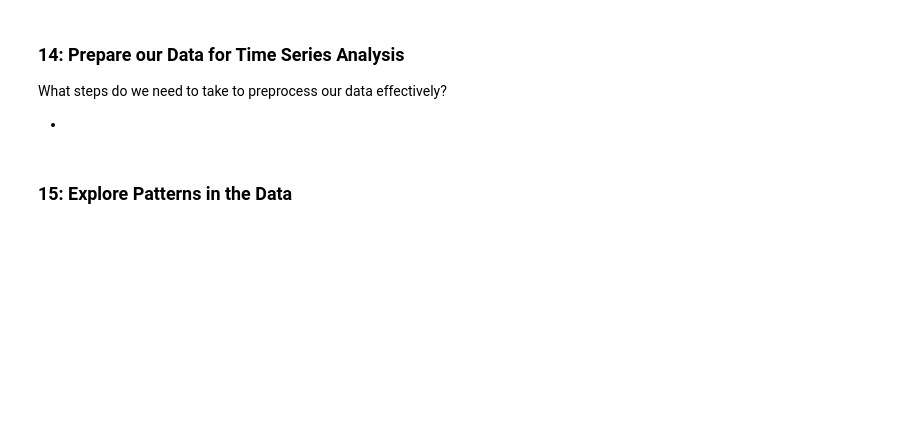
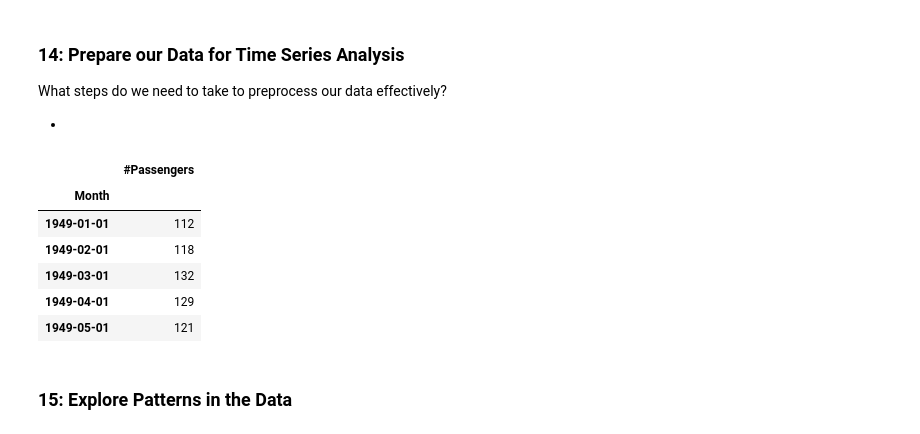
Before and after one commit to njw27/P4_CC_review, a Jupyter notebook: P4-Code-Challenge-Review_blank.ipynb, the cells around one changed output. Saved outputs shown, nothing was run; the diff lists cells and outputs as text; code cells hidden in the pictures; blank space fills up the shorter version.

```diff
--- a/P4-Code-Challenge-Review_blank.ipynb
+++ b/P4-Code-Challenge-Review_blank.ipynb
@@ -187,3 +238,17 @@ What steps do we need to take to preprocess our data effectively?
+# %%
+# Code here
+ap.index = pd.to_datetime(ap['Month'])
+
+ap = ap.drop(columns='Month')
+ap.head()
+# %% [output]
+|  | #Passengers |
+| Month |  |
+| 1949-01-01 | 112 |
+| 1949-02-01 | 118 |
+| 1949-03-01 | 132 |
+| 1949-04-01 | 129 |
+| 1949-05-01 | 121 |
 # %% [markdown]
 ### 15: Explore Patterns in the Data
 # %% [markdown]
```
Also changed, not shown: parts of 50 cells of this notebook.
